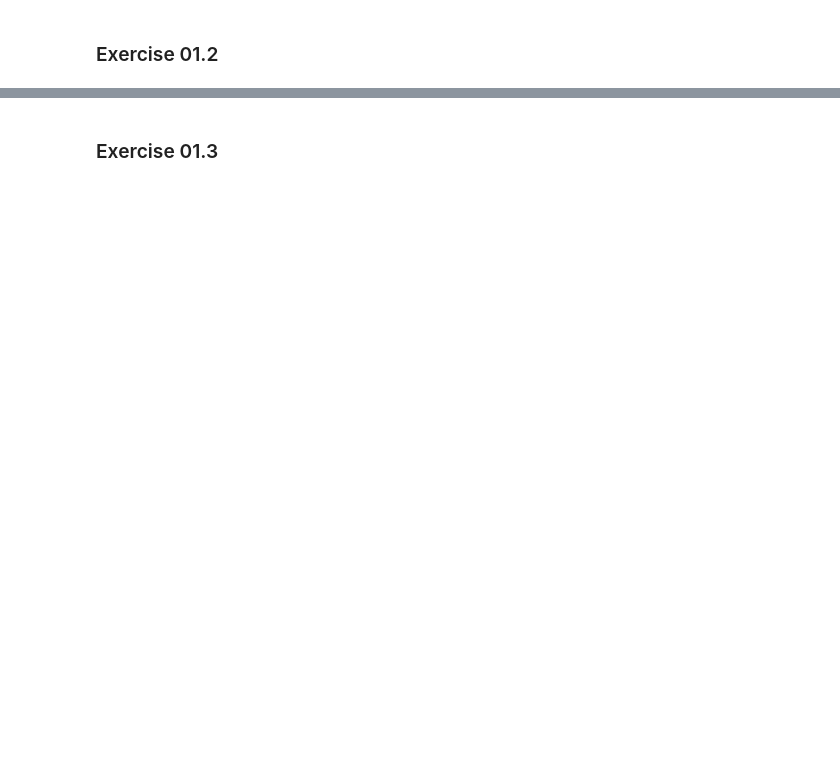
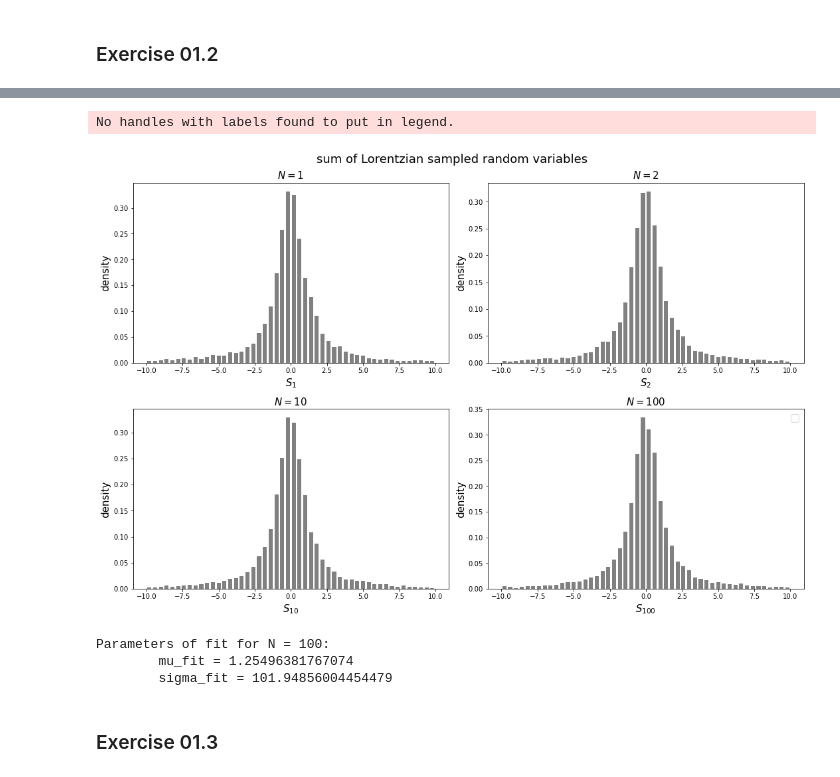
Before and after one commit to lukas-hermans/LSN_exercises, a Jupyter notebook: ex1/LSN_Exercises_01.ipynb, the cells around one changed output, grey strips where cells are left out. Saved outputs shown, nothing was run; the diff lists cells and outputs as text; code cells hidden in the pictures; blank space fills up the shorter version.

```diff
--- a/ex1/LSN_Exercises_01.ipynb
+++ b/ex1/LSN_Exercises_01.ipynb
@@ -103,2 +157,29 @@ plt.hist(S_100)
+# %%
+S_1, S_2, S_10, S_100 = np.loadtxt("data/lorentzian.txt", delimiter=',', skiprows=1, unpack = 'True')
+
+fig, ax = plt.subplots(2, 2, figsize=(15,10))
+fig.suptitle("sum of Lorentzian sampled random variables", size=18)
+
+plot_hist(S_1, ax[0,0], N=1, n_bins=n_bins, range=(-10, 10))
+plot_hist(S_2, ax[0,1], N=2, n_bins=n_bins, range=(-10, 10))
+plot_hist(S_10, ax[1,0], N=10, n_bins=n_bins, range=(-10, 10))
+plot_hist(S_100, ax[1,1], N=100, n_bins=n_bins, range=(-10, 10))
+
+# fit case with N=100 terms
+mu_fit, sigma_fit = norm.fit(S_100)
+x_fit = np.linspace(min(S_100), max(S_100), 1000)
+#ax[1,1].plot(x_fit, norm.pdf(x_fit, mu_fit, sigma_fit), color='r', linewidth=3, label='normal fit')
+
+fig.tight_layout()
+plt.legend(fontsize=15)
+plt.show()
+
+print("Parameters of fit for N = 100:" + "\n\t" + "mu_fit = " + str(mu_fit) + "\n\t" + "sigma_fit = " + str(sigma_fit))
+# %% [output]
+No handles with labels found to put in legend.
+[figure, added]
+Parameters of fit for N = 100:
+        mu_fit = 1.25496381767074
+        sigma_fit = 101.94856004454479
 # %% [markdown]
 ### Exercise 01.3
```
Also changed, not shown: parts of 9 cells of this notebook, 13 other files.
